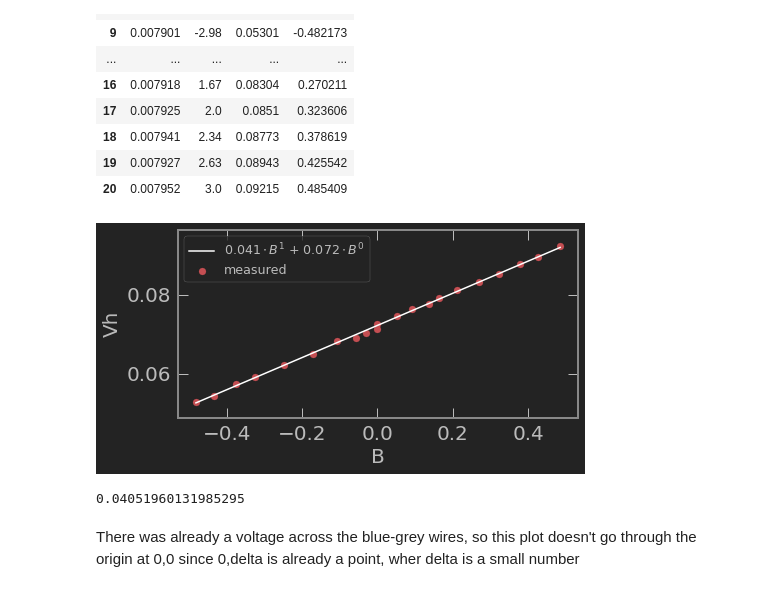
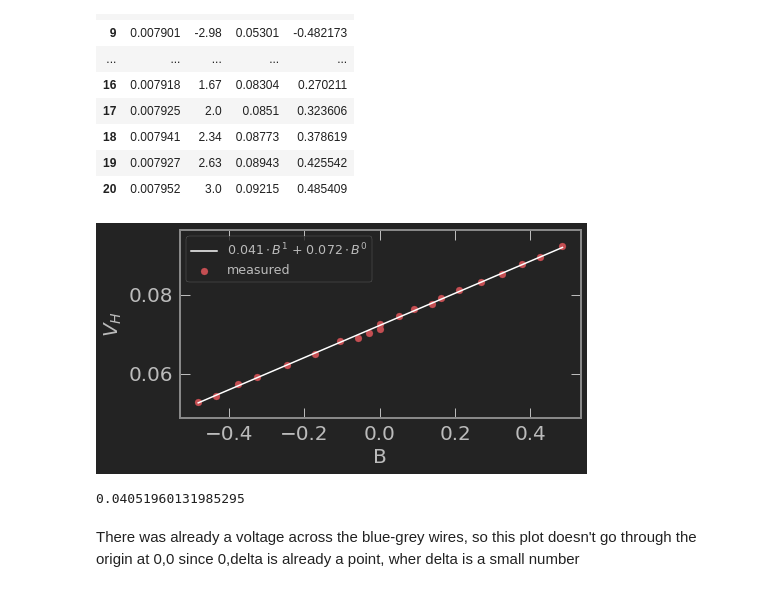
Before and after one commit to trevorm4x/APL-fuel-first, a Jupyter notebook: Lab/Lab2/APL_2_cell.ipynb, the cells around one changed output. Saved outputs shown, nothing was run; the diff lists cells and outputs as text; code cells hidden in the pictures.

```diff
--- a/Lab/Lab2/APL_2_cell.ipynb
+++ b/Lab/Lab2/APL_2_cell.ipynb
@@ -477,11 +481,11 @@ h_v
 # %%
 from Helper.numbers import get_leading_figure
 # %%
-[dvh_db, _] = my_graph(h_v['B'], h_v['Vh'],
-         'linear', 'linear', 'B', 'Vh', 'l2_d_4b', '', 1)
+[dvh_db, inter] = my_graph(h_v['B'], h_v['Vh'],
+         'linear', 'linear', 'B', '$V_H$', 'l2_d_4b', '', 1)
 dvh_db
 # %% [output]
-[figure, old version]
+[figure, new version]
 0.04051960131985295
 # %% [markdown]
 There was already a voltage across the blue-grey wires, so this plot doesn't go through the origin at 0,0 since 0,delta is already a point, wher delta is a small number
```
Also changed, not shown: parts of 20 cells of this notebook, 13 other files.
